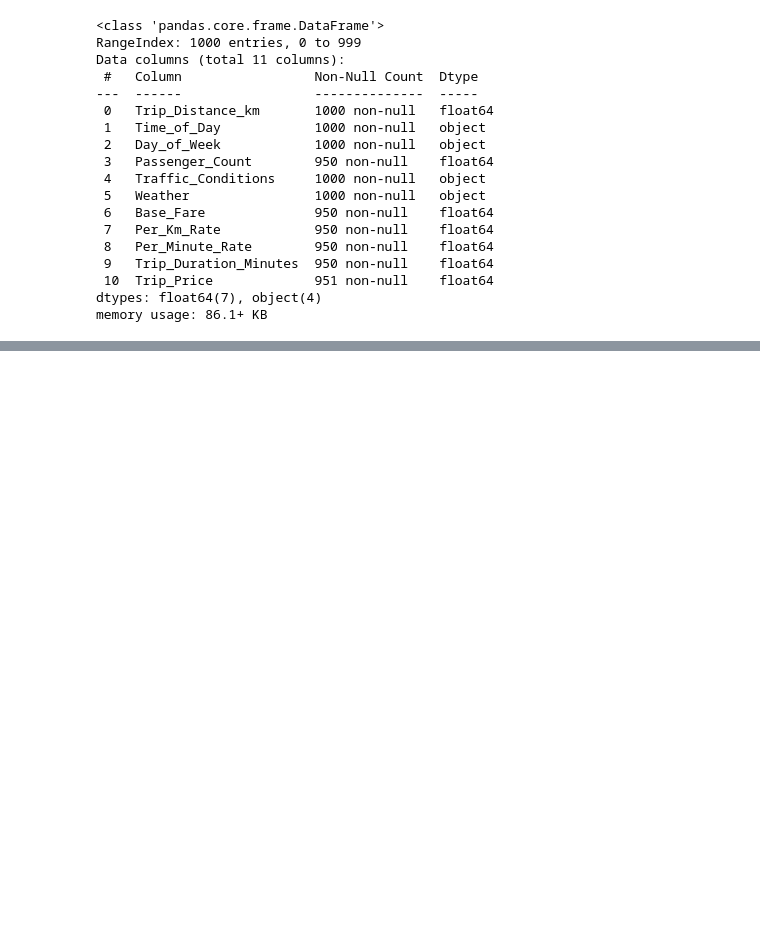
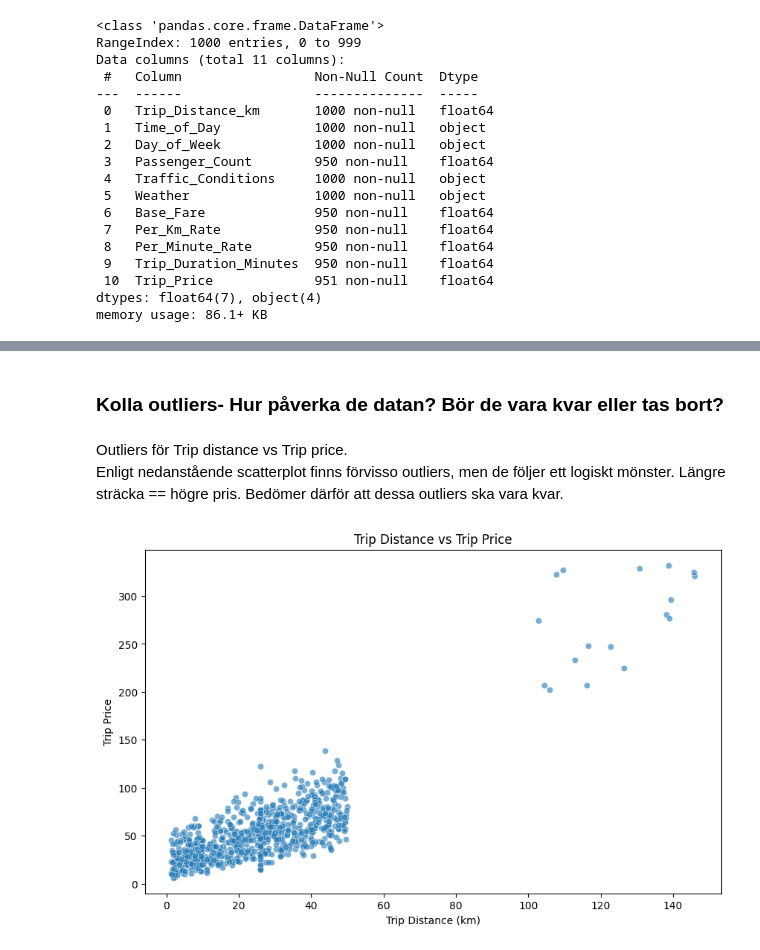
Before and after one commit to suseliwen/taxi-prediction-fullstack-Susanne, a Jupyter notebook: explorations/eda_taxi.ipynb, the cells around one changed output, grey strips where cells are left out. Saved outputs shown, nothing was run; the diff lists cells and outputs as text; code cells hidden in the pictures; blank space fills up the shorter version.

Commit message:
Finished cleaning the data and have exported the cleaned data to a new csv file.

```diff
--- a/explorations/eda_taxi.ipynb
+++ b/explorations/eda_taxi.ipynb
@@ -389,0 +394,6 @@ memory usage: 86.1+ KB
+# %%
+passengers_median = df["Passenger_Count"].median()
+
+df_cleaned["Passenger_Count"] = df_cleaned["Passenger_Count"].fillna(passengers_median)
+
+df_cleaned.info()
@@ -389,0 +421,6 @@ memory usage: 86.1+ KB
+# %%
+df_strict = df_cleaned.dropna(subset=[
+    "Trip_Price","Trip_Duration_Minutes","Base_Fare", "Per_Km_Rate","Per_Minute_Rate","Trip_Distance_km"
+])
+
+df_strict.info()
@@ -389,0 +447,2 @@ memory usage: 86.1+ KB
+# %%
+df_strict = df_strict.drop(columns=["Base_Fare_calc"]) #droppar Base_Fare_calc, eftersom den inte längre fyller någon funktion.
@@ -389,0 +470,14 @@ memory usage: 86.1+ KB
+# %% [markdown]
+### Kolla outliers- Hur påverka de datan? Bör de vara kvar eller tas bort?
+# %% [markdown]
+Outliers för Trip distance vs Trip price.
+Enligt nedanstående scatterplot finns förvisso outliers, men de följer ett logiskt mönster. Längre sträcka == högre pris. Bedömer därför att dessa outliers ska vara kvar.
+# %%
+plt.figure(figsize=(10,6))
+sns.scatterplot(x="Trip_Distance_km", y="Trip_Price", data=df_strict, alpha=0.6)
+plt.title("Trip Distance vs Trip Price")
+plt.xlabel("Trip Distance (km)")
+plt.ylabel("Trip Price")
+plt.show()
+# %% [output]
+[figure, added]
```
Also changed, not shown: parts of 20 cells of this notebook, 5 other files.
